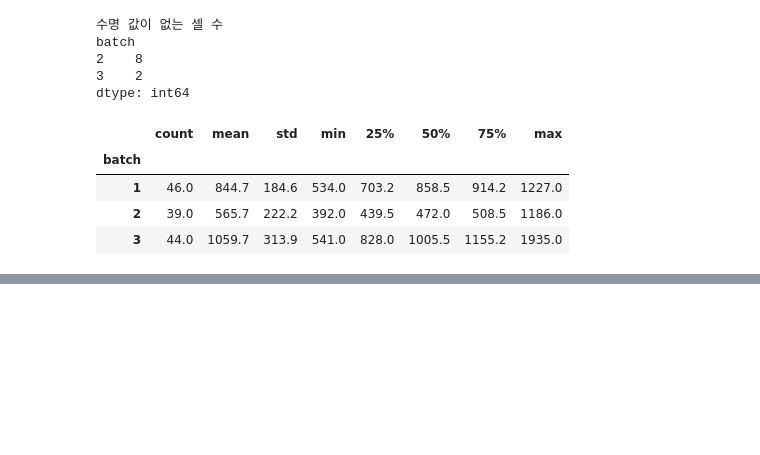
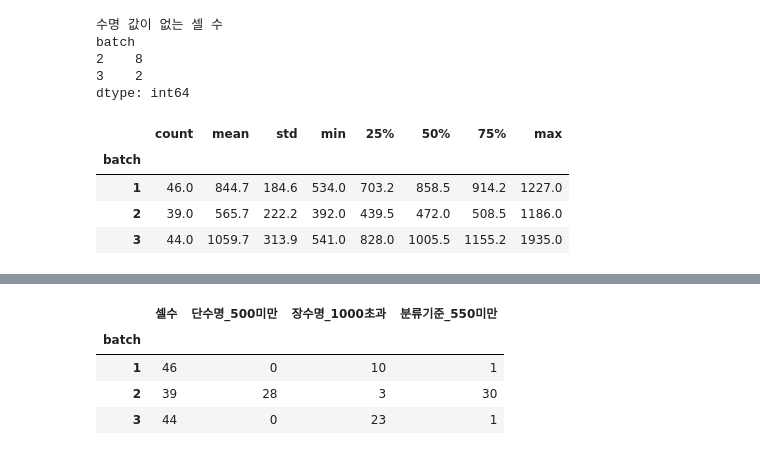
Before and after one commit to kyubin0973/DA-mini, a Jupyter notebook: notebooks/01_EDA.ipynb, the cells around one changed output, grey strips where cells are left out. Cells and saved outputs as stored; diff of their text form; code cells hidden in the pictures; blank space fills up the shorter version.

```diff
--- a/notebooks/01_EDA.ipynb
+++ b/notebooks/01_EDA.ipynb
@@ -171,0 +274,14 @@ dtype: int64
+# %%
+ratio = cells.dropna(subset=['cycle_life']).groupby('batch')['cycle_life'].agg(
+    셀수='size',
+    단수명_500미만=lambda x: (x < 500).sum(),
+    장수명_1000초과=lambda x: (x > 1000).sum(),
+    분류기준_550미만=lambda x: (x < 550).sum(),
+)
+ratio
+# %% [output]
+|  | 셀수 | 단수명_500미만 | 장수명_1000초과 | 분류기준_550미만 |
+| batch |  |  |  |  |
+| 1 | 46 | 0 | 10 | 1 |
+| 2 | 39 | 28 | 3 | 30 |
+| 3 | 44 | 0 | 23 | 1 |
```
Also changed, not shown: parts of 11 cells of this notebook, 1 other file.
